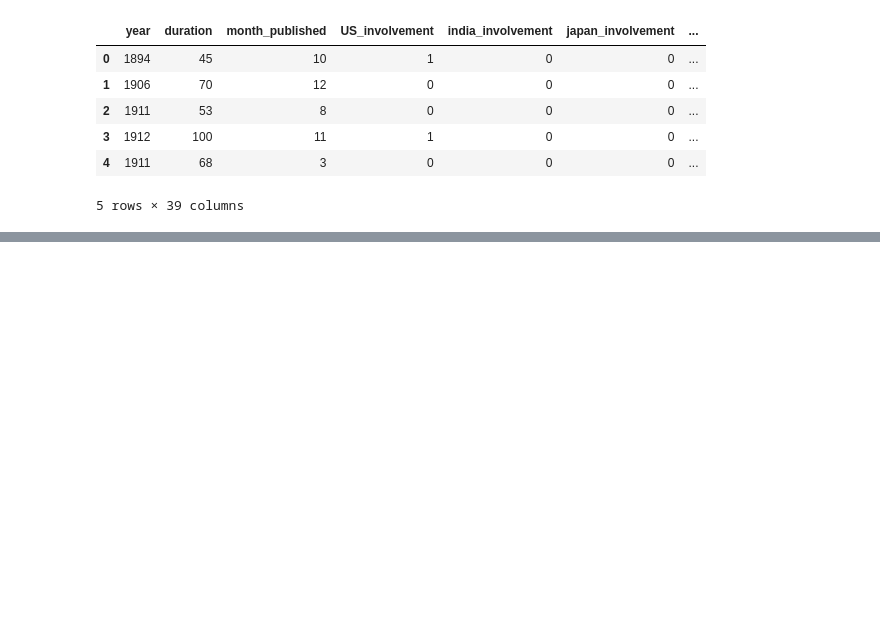
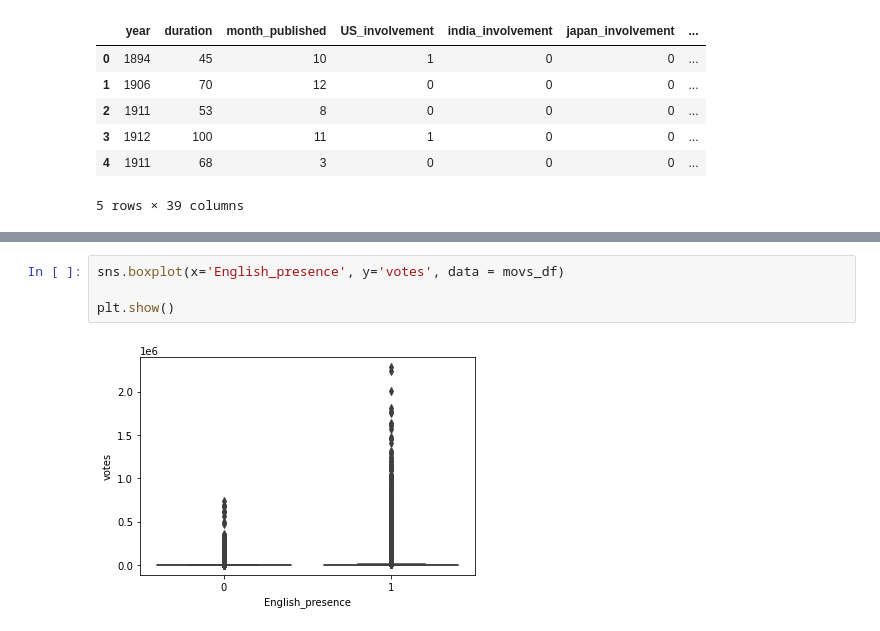
Before and after one commit to gspahlin/Movie_metric_predictor, a Jupyter notebook: Movie_predictor.ipynb, the cells around one changed output, grey strips where cells are left out. Drawn from its saved outputs; the diff is of its cells as text; blank space fills up the shorter version.

```diff
--- a/Movie_predictor.ipynb
+++ b/Movie_predictor.ipynb
@@ -806,0 +804,6 @@ predictor_df.to_csv('desktop/independant_projects/movie_score_predictor/ML_datas
+# %%
+sns.boxplot(x='English_presence', y='votes', data = movs_df)
+
+plt.show()
+# %% [output]
+[figure, added]
```
Also changed, not shown: parts of 15 cells of this notebook.
